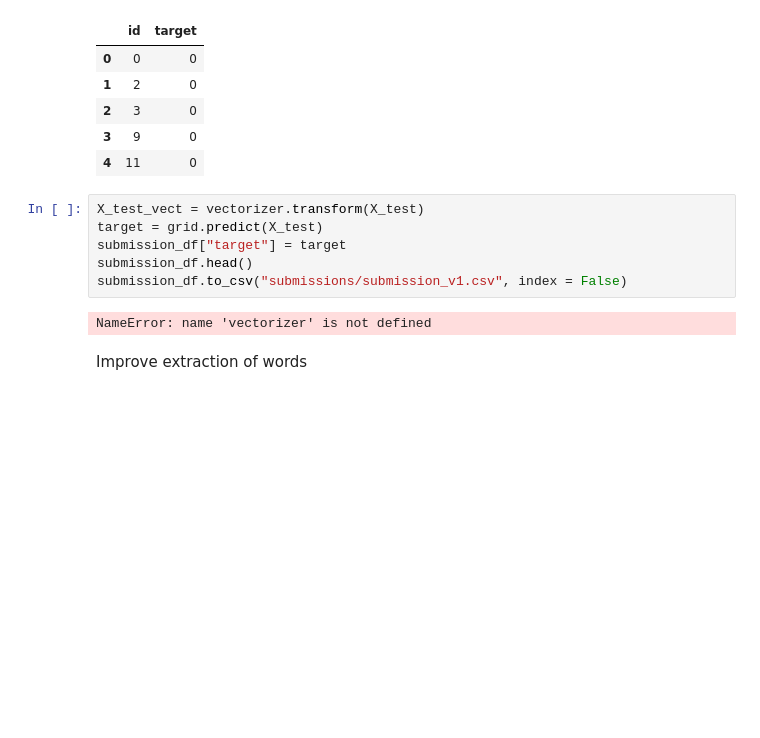
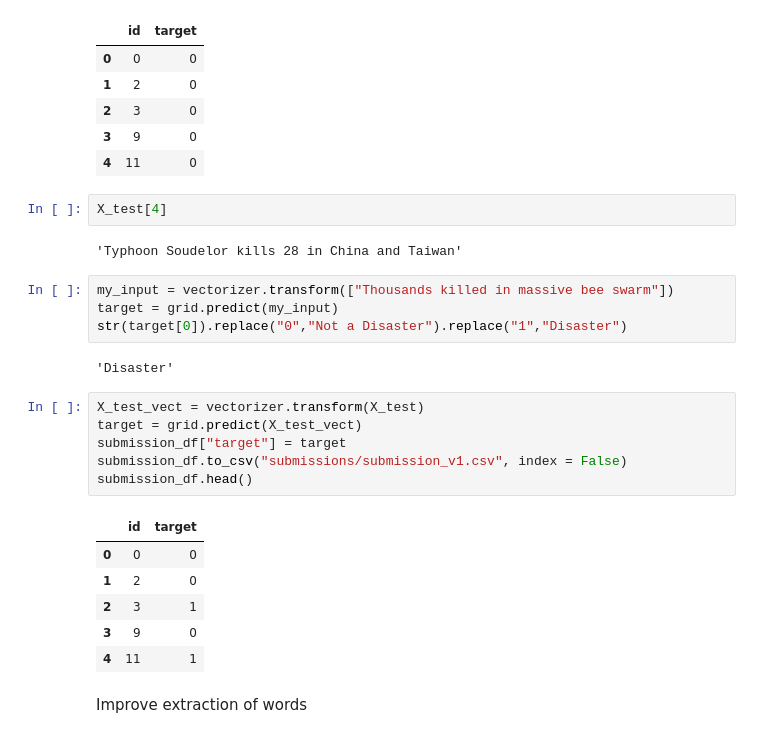
Before and after one commit to jennamurphymcad/Final-Project, a Jupyter notebook: Disaster/Initial_Analysis_Disaster.ipynb, the cells around one changed output. Saved outputs shown, nothing was run; the diff lists cells and outputs as text; blank space fills up the shorter version.

Commit message:
ML prediction embedded in website app

```diff
--- a/Disaster/Initial_Analysis_Disaster.ipynb
+++ b/Disaster/Initial_Analysis_Disaster.ipynb
@@ -177,14 +177,29 @@ submission_df.head()
 | 2 | 3 | 0 |
 | 3 | 9 | 0 |
 | 4 | 11 | 0 |
+# %%
+X_test[4]
+# %% [output]
+'Typhoon Soudelor kills 28 in China and Taiwan'
+# %%
+my_input = vectorizer.transform(["Thousands killed in massive bee swarm"])
+target = grid.predict(my_input)
+str(target[0]).replace("0","Not a Disaster").replace("1","Disaster")
+# %% [output]
+'Disaster'
 # %%
 X_test_vect = vectorizer.transform(X_test)
-target = grid.predict(X_test)
+target = grid.predict(X_test_vect)
 submission_df["target"] = target
+submission_df.to_csv("submissions/submission_v1.csv", index = False)
 submission_df.head()
-submission_df.to_csv("submissions/submission_v1.csv", index = False)
 # %% [output]
-NameError: name 'vectorizer' is not defined
+|  | id | target |
+| 0 | 0 | 0 |
+| 1 | 2 | 0 |
+| 2 | 3 | 1 |
+| 3 | 9 | 0 |
+| 4 | 11 | 1 |
 # %% [markdown]
 Improve extraction of words
 # %% [markdown]
```
Also changed, not shown: parts of 4 cells of this notebook, 6 other files.
